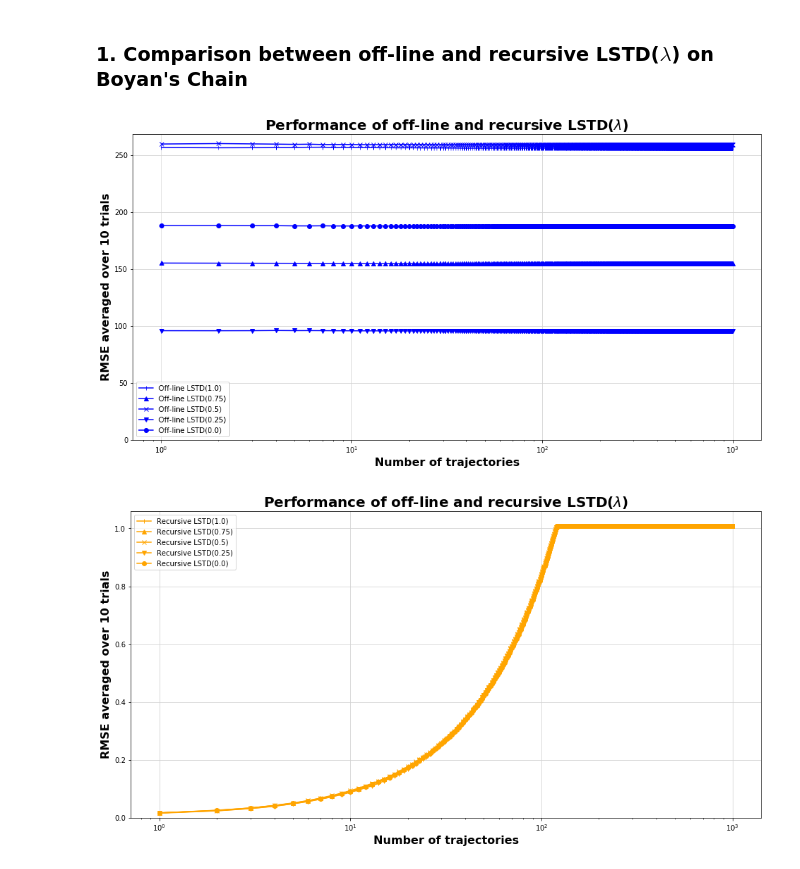
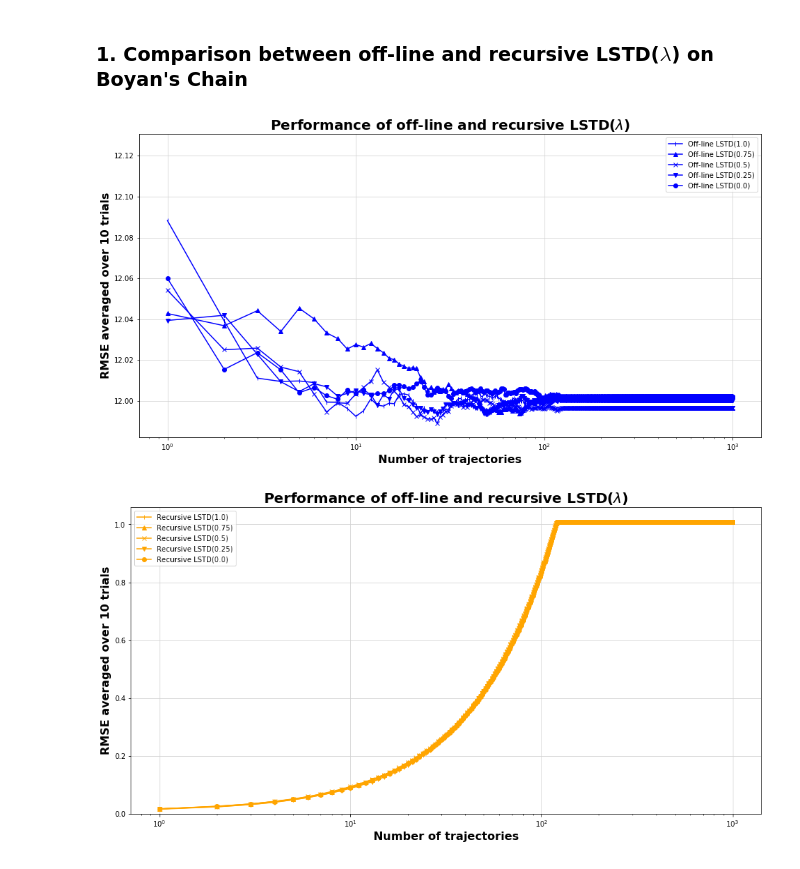
Before and after one commit to julienroy13/COMP767-assignments, a Jupyter notebook: Week4-FunctionApproximation/LSTD_lambda.ipynb, the cells around one changed output. Saved outputs shown, nothing was run; the diff lists cells and outputs as text; code cells hidden in the pictures.

```diff
--- a/Week4-FunctionApproximation/LSTD_lambda.ipynb
+++ b/Week4-FunctionApproximation/LSTD_lambda.ipynb
@@ -335,36 +335,37 @@ plt.figure(figsize=(16, 8))
 
 # Run experiments for different lambda values for the off-line algorithm
 for lamda, marker in tqdm(zip(lambdas, markers)):
 
     RMSE_offline = np.zeros(shape=(n_trials, n_trajectories))
     for trial in range(n_trials):
 
         # Run one experiment for n_trajectories
         betas_offline = LSTD(lambda : make_BoyanChain(BOYAN_CHAIN), boyan_features, 1., lamda, n_trajectories)
 
         # Computes RMS error of predicted values over all states compared to optimal values (computed with parameters beta_star)
         predicted_Vs = np.dot(betas_offline, boyan_features.T)
         optimal_V = np.dot(beta_star, boyan_features.T)
+
+        # Takes the RMS error
         RMSE_offline[trial] = np.sqrt(np.mean((predicted_Vs - optimal_V)**2, axis=1))
 
     # Take average of RMSE over the 10 trials
     avg_RMSE_offline = np.mean(RMSE_offline, axis=0)
-    avg_RMSE_offline = (avg_RMSE_offline) / (np.max(avg_RMSE_offline) - np.min(avg_RMSE_offline))
+    #avg_RMSE_offline = (avg_RMSE_offline) / (np.max(avg_RMSE_offline) - np.min(avg_RMSE_offline))
 
     # plot results
     plt.semilogx(avg_RMSE_offline, label="Off-line LSTD({})".format(lamda), color='blue', marker=marker)
 
 # Finalize figure
 plt.title('Performance of off-line and recursive LSTD($\lambda$)', fontsize=20, fontweight='bold')
 plt.xlabel('Number of trajectories', fontsize=16, fontweight='bold')
 plt.ylabel('RMSE averaged over {0} trials'.format(n_trials), fontsize=16, fontweight='bold')
 plt.legend(loc="best")
 plt.grid(True, color="lightgrey")
-plt.ylim(bottom=0)
 
 plt.show()
 # %% [output]
-[figure, old version]
+[figure, new version]
 # %%
 plt.figure(figsize=(16, 8))
 # Does exactly the same thing for the recursive algorithm
```
